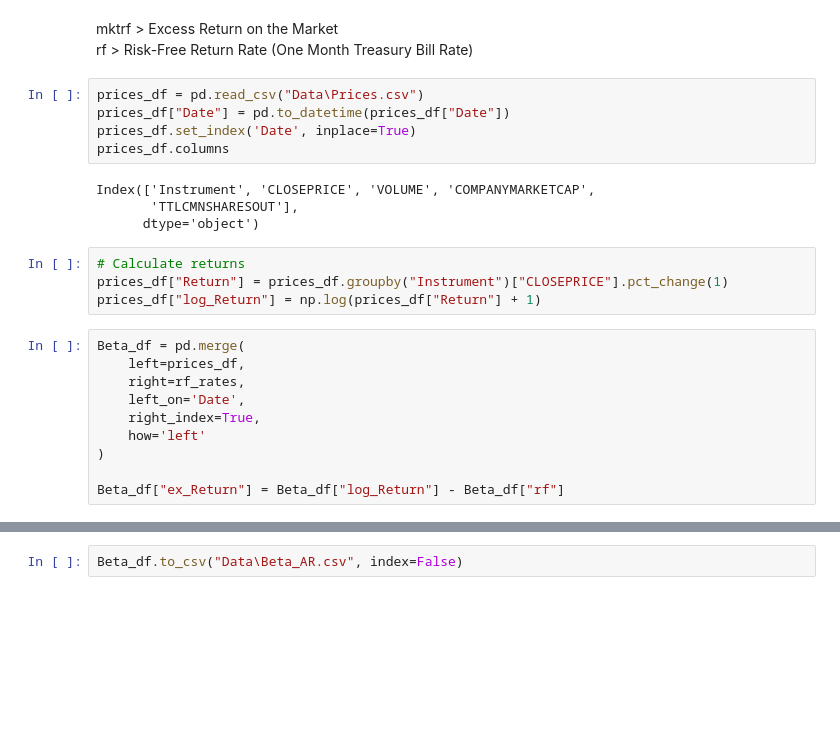
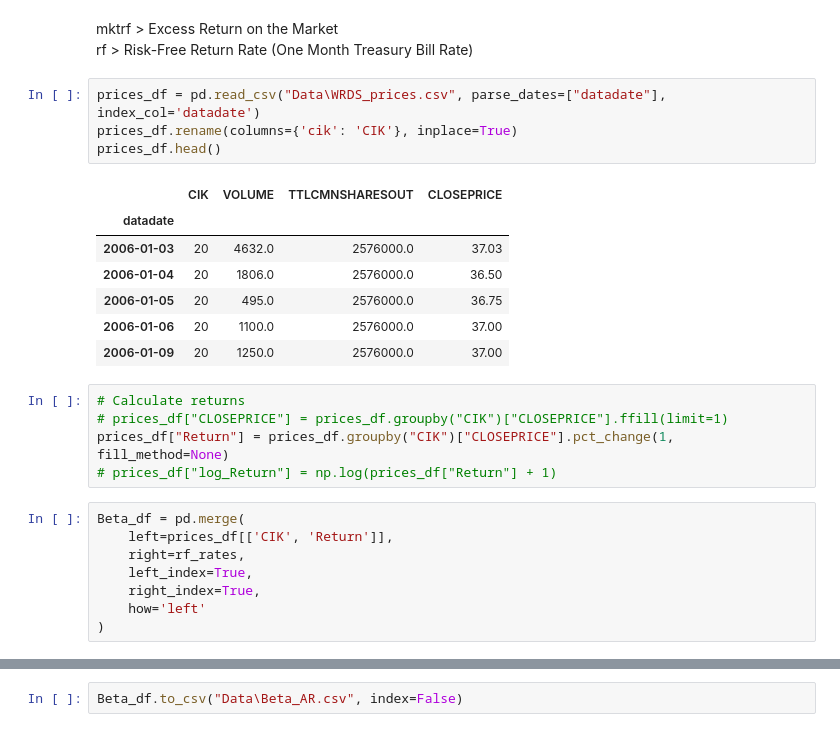
Before and after one commit to Amin-T/RD_Topic_Modeling, a Jupyter notebook: calc_Beta.ipynb, the cells around one changed output, grey strips where cells are left out. Drawn from its saved outputs; the diff is of its cells as text; blank space fills up the shorter version.

```diff
--- a/calc_Beta.ipynb
+++ b/calc_Beta.ipynb
@@ -11,25 +20,27 @@ rf_rates.set_index("date", inplace=True)
 mktrf > Excess Return on the Market\
 rf > Risk-Free Return Rate (One Month Treasury Bill Rate)
 # %%
-prices_df = pd.read_csv("Data\Prices.csv")
-prices_df["Date"] = pd.to_datetime(prices_df["Date"])
-prices_df.set_index('Date', inplace=True)
-prices_df.columns
+prices_df = pd.read_csv("Data\WRDS_prices.csv", parse_dates=["datadate"], index_col='datadate')
+prices_df.rename(columns={'cik': 'CIK'}, inplace=True)
+prices_df.head()
 # %% [output]
-Index(['Instrument', 'CLOSEPRICE', 'VOLUME', 'COMPANYMARKETCAP',
-       'TTLCMNSHARESOUT'],
-      dtype='object')
+|  | CIK | VOLUME | TTLCMNSHARESOUT | CLOSEPRICE |
+| datadate |  |  |  |  |
+| 2006-01-03 | 20 | 4632.0 | 2576000.0 | 37.03 |
+| 2006-01-04 | 20 | 1806.0 | 2576000.0 | 36.50 |
+| 2006-01-05 | 20 | 495.0 | 2576000.0 | 36.75 |
+| 2006-01-06 | 20 | 1100.0 | 2576000.0 | 37.00 |
+| 2006-01-09 | 20 | 1250.0 | 2576000.0 | 37.00 |
 # %%
 # Calculate returns
-prices_df["Return"] = prices_df.groupby("Instrument")["CLOSEPRICE"].pct_change(1)
-prices_df["log_Return"] = np.log(prices_df["Return"] + 1)
+# prices_df["CLOSEPRICE"] = prices_df.groupby("CIK")["CLOSEPRICE"].ffill(limit=1)
+prices_df["Return"] = prices_df.groupby("CIK")["CLOSEPRICE"].pct_change(1, fill_method=None)
+# prices_df["log_Return"] = np.log(prices_df["Return"] + 1)
 # %%
 Beta_df = pd.merge(
-    left=prices_df,
+    left=prices_df[['CIK', 'Return']],
     right=rf_rates,
-    left_on='Date',
+    left_index=True,
     right_index=True,
     how='left'
 )
-
-Beta_df["ex_Return"] = Beta_df["log_Return"] - Beta_df["rf"]
```
Also changed, not shown: parts of 31 cells of this notebook, 17 other files.
